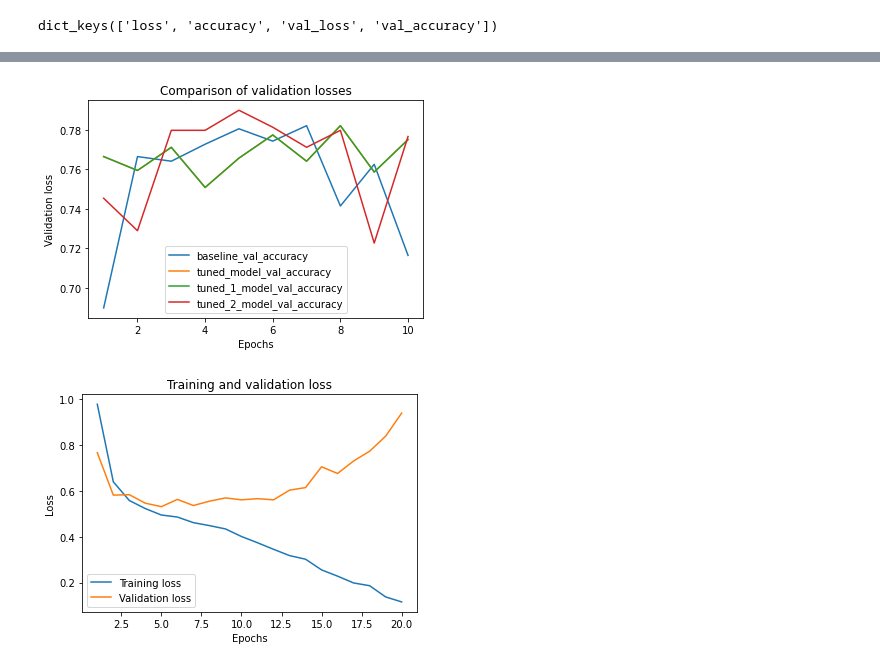
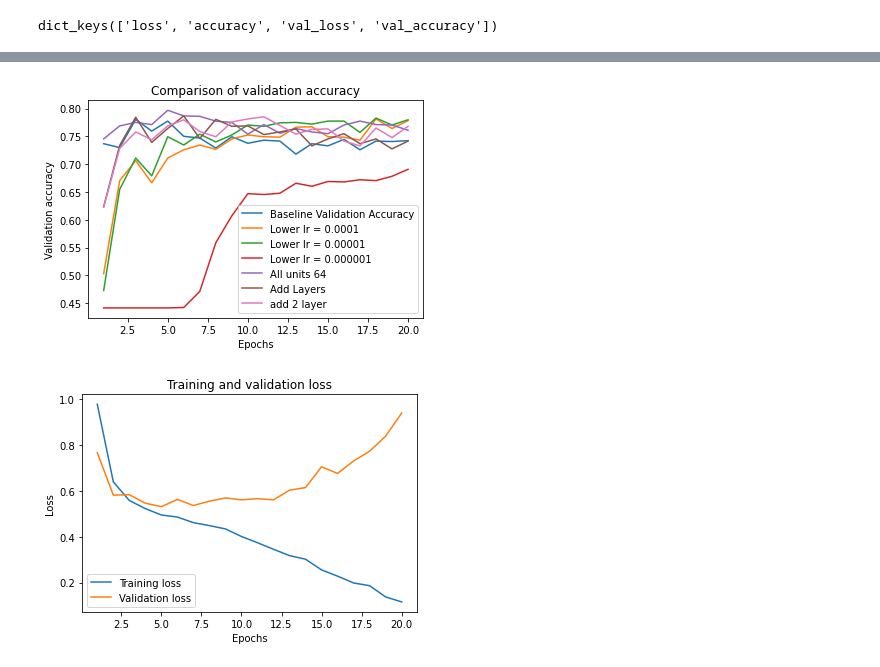
Before and after one commit to AleFax99/DeepLearning_GroupProject, a Jupyter notebook: DL_Assignment_baseline_2__IN_USE.ipynb, the cells around one changed output, grey strips where cells are left out. Drawn from its saved outputs; the diff is of its cells as text; code cells hidden in the pictures.

```diff
--- a/DL_Assignment_baseline_2__IN_USE.ipynb
+++ b/DL_Assignment_baseline_2__IN_USE.ipynb
@@ -515,18 +568,24 @@ test_loss, test_acc = tuned_model.evaluate(X_test, y_test) # 0.7377
 # %%
 from keras.models import load_model
-tuned_model = load_model("./Results and Models/tuned_model") #load the model
-history_tuned=np.load('./Results and Models/history_dict_tuned.npy',allow_pickle='TRUE').item() #load teh hist dict
+# t_baseline_model = load_model("./Results and Models/t_baseline_model") #load the model
+history_t_baseline_model=np.load('./Results and Models/t_baseline_model.npy',allow_pickle='TRUE').item() #load teh hist dict
 
-tuned_model_1 = load_model("./Results and Models/tuned_model_1") #load the model
-history_tuned_1=np.load('./Results and Models/history_dict_tuned_1.npy',allow_pickle='TRUE').item() #load teh hist dict
+# t_model_lr_lower = load_model("./Results and Models/t_model_lr_lower") #load the model
+history_t_model_lr_lower=np.load('./Results and Models/t_model_lr_lower.npy',allow_pickle='TRUE').item() #load teh hist dict
 
-tuned_model_2 = load_model("./Results and Models/tuned_model_2") #load the model
-history_tuned_2=np.load('./Results and Models/history_dict_tuned_2.npy',allow_pickle='TRUE').item() #load teh hist dict
+# t_model_lr_lower_2 = load_model("./Results and Models/t_model_lr_lower_2") #load the model
+history_t_model_lr_lower_2=np.load('./Results and Models/t_model_lr_lower_2.npy',allow_pickle='TRUE').item() #load teh hist dict
 
-tuned_model_3 = load_model("./Results and Models/tuned_model_3") #load the model
-history_tuned_3=np.load('./Results and Models/history_dict_tuned_3.npy',allow_pickle='TRUE').item() #load teh hist dict
+# t_model_lr_lower3 = load_model("./Results and Models/t_model_lr_lower3") #load the model
+history_t_model_lr_lower3=np.load('./Results and Models/t_model_lr_lower3.npy',allow_pickle='TRUE').item() #load teh hist dict
 
-baseline_model = load_model("./Results and Models/baseline_model")
-history_baseline=np.load('./Results and Models/baseline_hist.npy',allow_pickle='TRUE').item() #loading
+# t_model_64units = load_model("./Results and Models/t_model_64units") #load the model
+history_t_model_64units=np.load('./Results and Models/t_model_64units.npy',allow_pickle='TRUE').item() #loading
+
+# t_model_more_layers = load_model("./Results and Models/t_model_more_layers") #load the model
+history_t_model_more_layers=np.load('./Results and Models/t_model_more_layers.npy',allow_pickle='TRUE').item() #loading
+
+# t_model_2more_layers = load_model("./Results and Models/t_model_2more_layers") #load the model
+history_t_model_2more_layers=np.load('./Results and Models/t_model_2more_layers.npy',allow_pickle='TRUE').item() #loading
 # %%
 tuned_model_1.optimizer.get_config()
@@ -580,16 +624,18 @@ plot_history(data_list=[baseline_val_loss, tuned_model_val_loss,tuned_1_model_va
 # %%
-baseline_val_accuracy = history_baseline['val_accuracy']
-tuned_model_val_accuracy = history_tuned['val_accuracy']
-tuned_1_model_val_accuracy = history_tuned_1['val_accuracy']
-tuned_2_model_val_accuracy = history_tuned_2['val_accuracy']
-tuned_3_model_val_accuracy = history_tuned_3['val_accuracy']
+baseline_val_accuracy = history_t_baseline_model['val_accuracy']
+tuned_model_val_accuracy = history_t_model_lr_lower['val_accuracy']
+tuned_1_model_val_accuracy = history_t_model_lr_lower_2['val_accuracy']
+tuned_2_model_val_accuracy = history_t_model_lr_lower3['val_accuracy']
+tuned_3_model_val_accuracy = history_t_model_64units['val_accuracy']
+tuned_4_model_val_accuracy = history_t_model_more_layers['val_accuracy']
+tuned_5_model_val_accuracy = history_t_model_2more_layers['val_accuracy']
 
-plot_history(data_list=[baseline_val_accuracy, tuned_model_val_accuracy,tuned_1_model_val_accuracy,tuned_2_model_val_accuracy ],
-             label_list=['baseline_val_accuracy', 'tuned_model_val_accuracy', 'tuned_1_model_val_accuracy',  'tuned_2_model_val_accuracy'],
+plot_history(data_list=[baseline_val_accuracy, tuned_model_val_accuracy,tuned_1_model_val_accuracy,tuned_2_model_val_accuracy,tuned_3_model_val_accuracy,tuned_4_model_val_accuracy,tuned_5_model_val_accuracy ],
+             label_list=['Baseline Validation Accuracy', 'Lower lr = 0.0001', 'Lower lr = 0.00001', 'Lower lr = 0.000001', 'All units 64', "Add Layers", "add 2 layer"],
              title='Comparison of validation accuracy',
              ylabel='Validation accuracy')
 # %% [output]
-[figure, old version]
+[figure, new version]
 # %%
 %matplotlib inline
 
```
Also changed, not shown: parts of 17 cells of this notebook.
